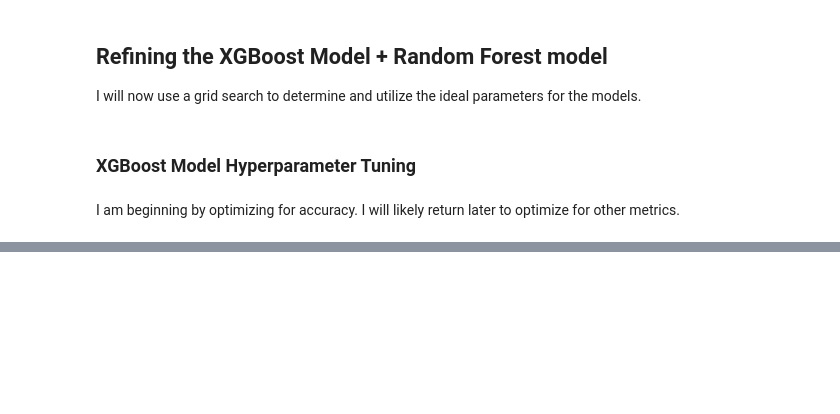
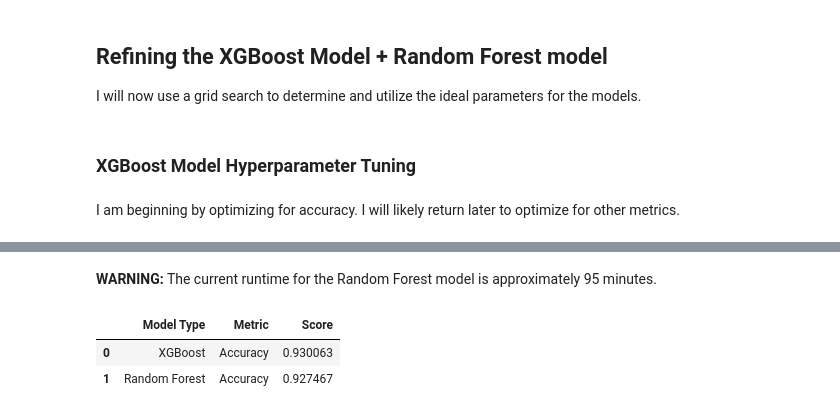
Before and after one commit to the-ethical-ai/Loan_default, a Jupyter notebook: loan_default_notebook.ipynb, the cells around one changed output, grey strips where cells are left out. Saved outputs shown, nothing was run; the diff lists cells and outputs as text; code cells hidden in the pictures; blank space fills up the shorter version.

Commit message:
model optimization limitations identified and modeling scope adjusted

```diff
--- a/loan_default_notebook.ipynb
+++ b/loan_default_notebook.ipynb
@@ -673,0 +694,23 @@ tuned_model_dict['Score'].append(best_xgb_acc_score)
+# %%
+### Making the parameter grid
+param_grid = {
+    'n_estimators': [100, 200],
+    'max_depth': [None, 2, 3, 4],
+    'min_samples_split': [2, 5],
+    'min_samples_leaf': [1, 2]
+}
+
+### Re-instantiating the model
+random_forest_tuned_model = RandomForestClassifier(random_state = 8413)
+
+### Performing the grid search
+random_forest_grid_search = GridSearchCV(
+    random_forest_tuned_model,
+    param_grid,
+    cv = 5,
+    scoring = 'accuracy',
+    verbose = 2
+)
+
+### fitting the model
+random_forest_grid_search.fit(X_train, y_train)
@@ -673,0 +741,19 @@ tuned_model_dict['Score'].append(best_xgb_acc_score)
+# %% [markdown]
+**WARNING:** The current runtime for the Random Forest model is approximately 95 minutes.
+# %%
+### Checking the results of the grid search
+best_tuned_random_forest_model = random_forest_grid_search.best_estimator_
+best_random_forest_acc_params = random_forest_grid_search.best_params_
+best_random_forest_acc_score = random_forest_grid_search.best_score_
+
+### Adding the information to the table
+tuned_model_dict['Model Type'].append('Random Forest')
+tuned_model_dict['Metric'].append('Accuracy')
+tuned_model_dict['Score'].append(best_random_forest_acc_score)
+
+### Showing the table
+pd.DataFrame(tuned_model_dict)
+# %% [output]
+|  | Model Type | Metric | Score |
+| 0 | XGBoost | Accuracy | 0.930063 |
+| 1 | Random Forest | Accuracy | 0.927467 |
```
Also changed, not shown: parts of 10 cells of this notebook.
